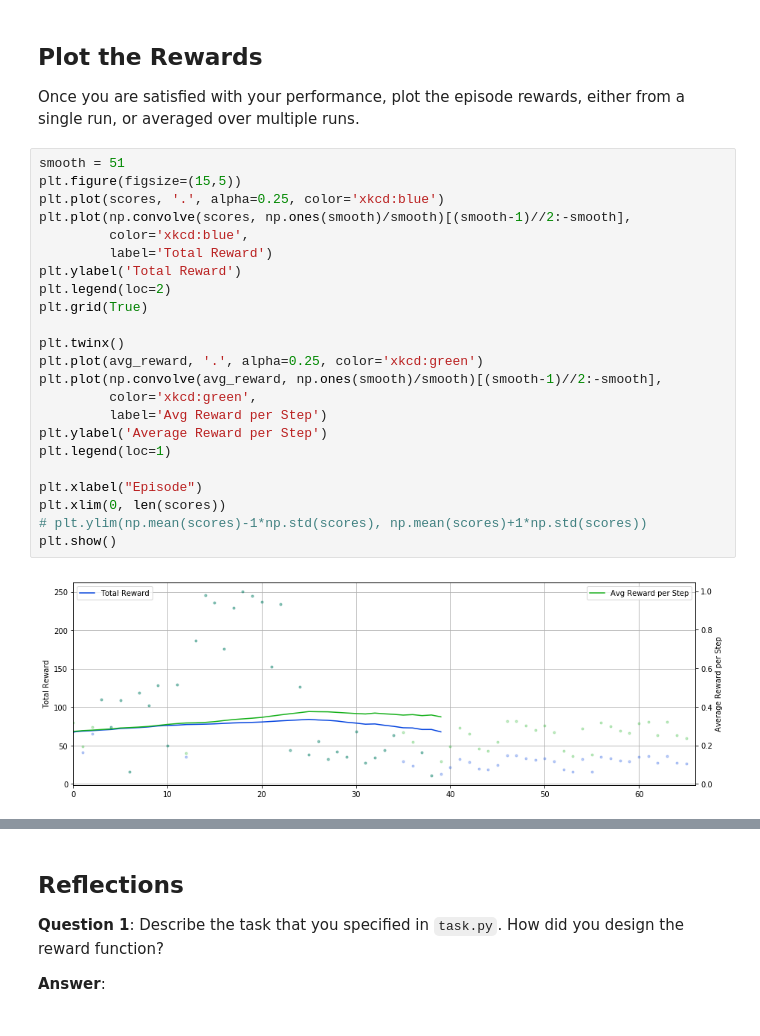
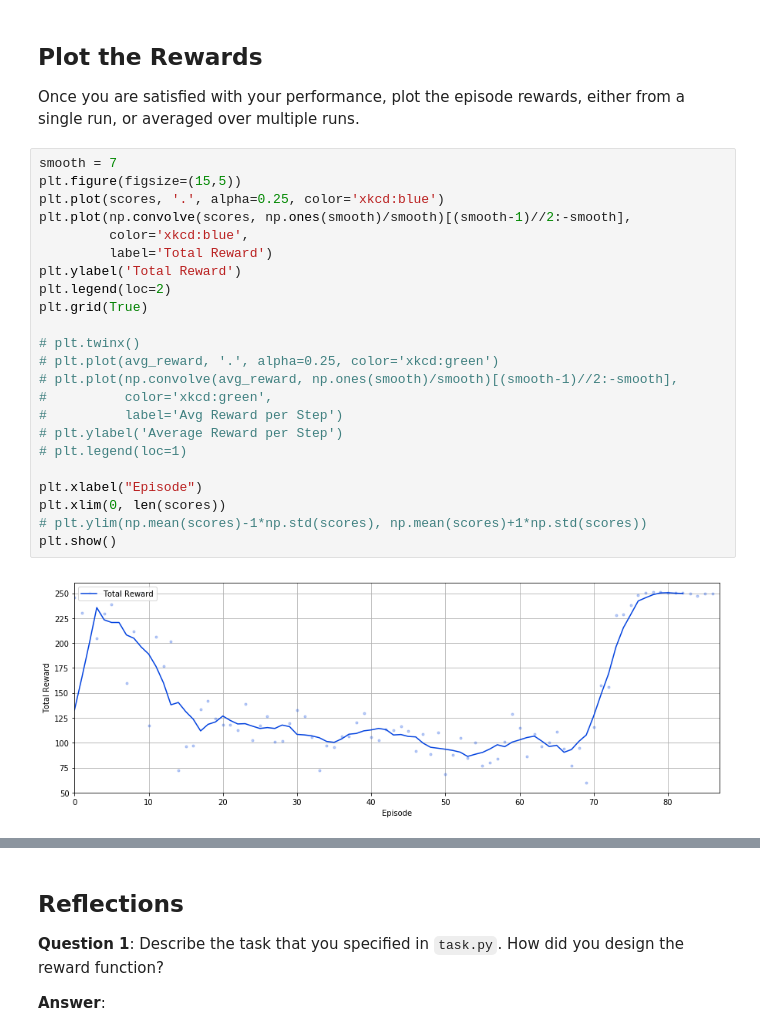
Before and after one commit to racersmith/RL_Quadcopter_2, a Jupyter notebook: Quadcopter_Project.ipynb, the cells around one changed output, grey strips where cells are left out. Cells and saved outputs as stored; diff of their text form.

```diff
--- a/Quadcopter_Project.ipynb
+++ b/Quadcopter_Project.ipynb
@@ -455,30 +299,30 @@ plt.show()
 
 Once you are satisfied with your performance, plot the episode rewards, either from a single run, or averaged over multiple runs.
 # %%
-smooth = 51
+smooth = 7
 plt.figure(figsize=(15,5))
 plt.plot(scores, '.', alpha=0.25, color='xkcd:blue')
 plt.plot(np.convolve(scores, np.ones(smooth)/smooth)[(smooth-1)//2:-smooth],
          color='xkcd:blue',
          label='Total Reward')
 plt.ylabel('Total Reward')
 plt.legend(loc=2)
 plt.grid(True)
 
-plt.twinx()
-plt.plot(avg_reward, '.', alpha=0.25, color='xkcd:green')
-plt.plot(np.convolve(avg_reward, np.ones(smooth)/smooth)[(smooth-1)//2:-smooth],
-         color='xkcd:green',
-         label='Avg Reward per Step')
-plt.ylabel('Average Reward per Step')
-plt.legend(loc=1)
+# plt.twinx()
+# plt.plot(avg_reward, '.', alpha=0.25, color='xkcd:green')
+# plt.plot(np.convolve(avg_reward, np.ones(smooth)/smooth)[(smooth-1)//2:-smooth],
+#          color='xkcd:green',
+#          label='Avg Reward per Step')
+# plt.ylabel('Average Reward per Step')
+# plt.legend(loc=1)
 
 plt.xlabel("Episode")
 plt.xlim(0, len(scores))
 # plt.ylim(np.mean(scores)-1*np.std(scores), np.mean(scores)+1*np.std(scores))
 plt.show()
 # %% [output]
-[figure, old version]
+[figure, new version]
 # %%
 results = util.log_run(agent, 'DDPG.csv')
 util.plot_run(results)
```
Also changed, not shown: parts of 6 cells of this notebook, 2 other files.
